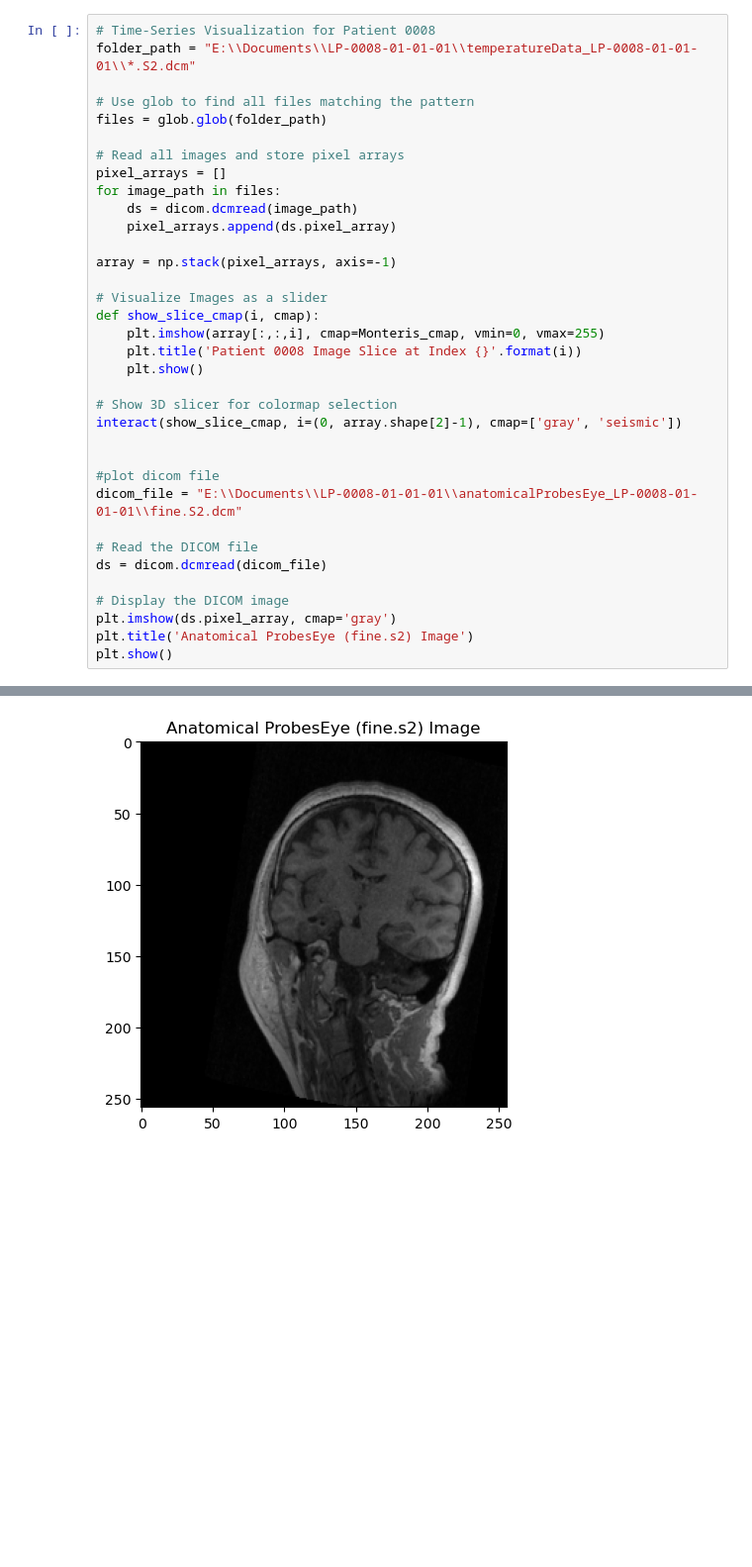
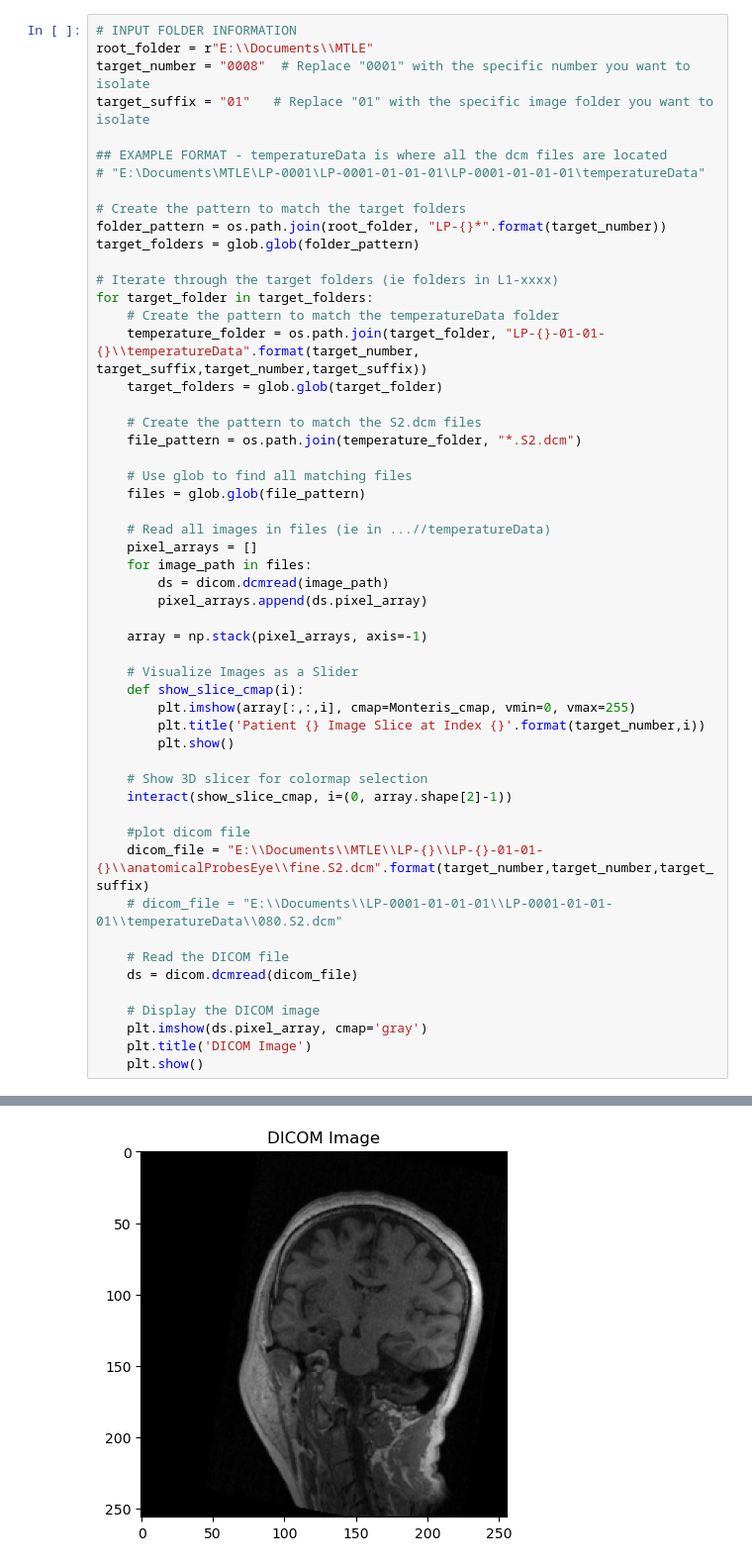
Before and after one commit to elisedl1/MRI-Thermometry-Prediction, a Jupyter notebook: timeseries_visualization.ipynb, the cells around one changed output, grey strips where cells are left out. Shown at 99% size. Drawn from its saved outputs; the diff is of its cells as text; blank space fills up the shorter version.

Commit message:
ready to use with patientID specific input

```diff
--- a/timeseries_visualization.ipynb
+++ b/timeseries_visualization.ipynb
@@ -18,38 +20,56 @@ colors_1=["white", "darkmagenta","blue","green","yellow","orange","red", "black"
 nodes_1 = [0.0, 0.04, 0.078, 0.14, 0.17, 0.23, 0.34, 1.0]
 Monteris_cmap = LinearSegmentedColormap.from_list("mycmap", list(zip(nodes_1, colors_1)))
 # %%
-# Time-Series Visualization for Patient 0008
-folder_path = "E:\\Documents\\LP-0008-01-01-01\\temperatureData_LP-0008-01-01-01\\*.S2.dcm"
+# INPUT FOLDER INFORMATION
+root_folder = r"E:\\Documents\\MTLE"
+target_number = "0008"  # Replace "0001" with the specific number you want to isolate
+target_suffix = "01"   # Replace "01" with the specific image folder you want to isolate
 
-# Use glob to find all files matching the pattern
-files = glob.glob(folder_path)
+## EXAMPLE FORMAT - temperatureData is where all the dcm files are located
+# "E:\Documents\MTLE\LP-0001\LP-0001-01-01-01\LP-0001-01-01-01\temperatureData"
 
-# Read all images and store pixel arrays
-pixel_arrays = []
-for image_path in files:
-    ds = dicom.dcmread(image_path)
-    pixel_arrays.append(ds.pixel_array)
+# Create the pattern to match the target folders
+folder_pattern = os.path.join(root_folder, "LP-{}*".format(target_number))
+target_folders = glob.glob(folder_pattern)
 
-array = np.stack(pixel_arrays, axis=-1)
+# Iterate through the target folders (ie folders in L1-xxxx)
+for target_folder in target_folders:
+    # Create the pattern to match the temperatureData folder
+    temperature_folder = os.path.join(target_folder, "LP-{}-01-01-{}\\temperatureData".format(target_number, target_suffix,target_number,target_suffix))
+    target_folders = glob.glob(target_folder)
 
-# Visualize Images as a slider
-def show_slice_cmap(i, cmap):
-    plt.imshow(array[:,:,i], cmap=Monteris_cmap, vmin=0, vmax=255)
-    plt.title('Patient 0008 Image Slice at Index {}'.format(i))
+    # Create the pattern to match the S2.dcm files
+    file_pattern = os.path.join(temperature_folder, "*.S2.dcm")
+
+    # Use glob to find all matching files
+    files = glob.glob(file_pattern)
+
+    # Read all images in files (ie in ...//temperatureData)
+    pixel_arrays = []
+    for image_path in files:
+        ds = dicom.dcmread(image_path)
+        pixel_arrays.append(ds.pixel_array)
+
+    array = np.stack(pixel_arrays, axis=-1)
+
+    # Visualize Images as a Slider
+    def show_slice_cmap(i):
+        plt.imshow(array[:,:,i], cmap=Monteris_cmap, vmin=0, vmax=255)
+        plt.title('Patient {} Image Slice at Index {}'.format(target_number,i))
+        plt.show()
+
+    # Show 3D slicer for colormap selection
+    interact(show_slice_cmap, i=(0, array.shape[2]-1))
+
+    #plot dicom file
+    dicom_file = "E:\\Documents\\MTLE\\LP-{}\\LP-{}-01-01-{}\\anatomicalProbesEye\\fine.S2.dcm".format(target_number,target_number,target_suffix)
+    # dicom_file = "E:\\Documents\\LP-0001-01-01-01\\LP-0001-01-01-01\\temperatureData\\080.S2.dcm"
+
+    # Read the DICOM file
+    ds = dicom.dcmread(dicom_file)
+
+    # Display the DICOM image
+    plt.imshow(ds.pixel_array, cmap='gray')
+    plt.title('DICOM Image')
     plt.show()
-
-# Show 3D slicer for colormap selection
-interact(show_slice_cmap, i=(0, array.shape[2]-1), cmap=['gray', 'seismic'])
-
-
-#plot dicom file
-dicom_file = "E:\\Documents\\LP-0008-01-01-01\\anatomicalProbesEye_LP-0008-01-01-01\\fine.S2.dcm"
-
-# Read the DICOM file
-ds = dicom.dcmread(dicom_file)
-
-# Display the DICOM image
-plt.imshow(ds.pixel_array, cmap='gray')
-plt.title('Anatomical ProbesEye (fine.s2) Image')
-plt.show()
 # %% [output]
@@ -57 +77 @@ interactive(children=(IntSlider(value=20, description='i', max=40), Dropdown(des
-[figure, old version]
+[figure, new version]
```
Also changed, not shown: parts of 6 cells of this notebook.
